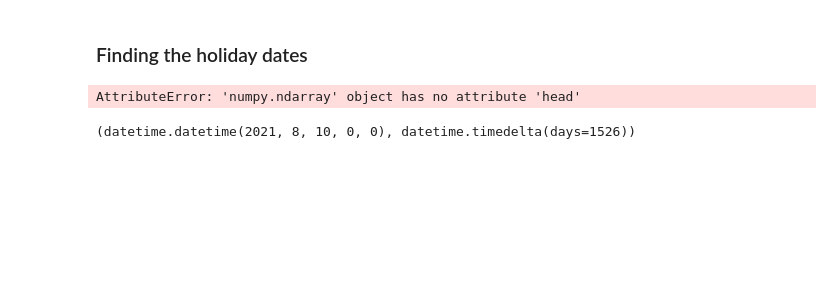
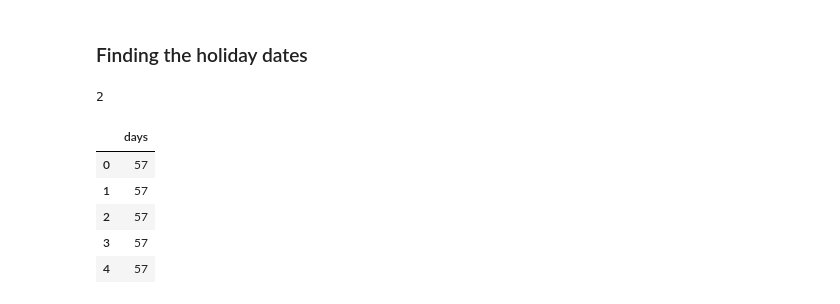
Before and after one commit to Caphace-Ethan/Pharmaceutical-Sales-Prediction, a Jupyter notebook: notebooks/Prediction_of_store_sales.ipynb, the cells around one changed output. Saved outputs shown, nothing was run; the diff lists cells and outputs as text; code cells hidden in the pictures; blank space fills up the shorter version.

Commit message:
Added days to/from the nearest holiday

```diff
--- a/notebooks/Prediction_of_store_sales.ipynb
+++ b/notebooks/Prediction_of_store_sales.ipynb
@@ -373,22 +360,42 @@ train_data.sample(5)
 # %% [markdown]
 ### Finding the holiday dates
-# %%
-holiday_dates = train_data[(train_data['StateHoliday'] != '0') & (train_data['SchoolHoliday'] != '0')].Date.unique()
-holiday_dates
-# %% [output]
-AttributeError: 'numpy.ndarray' object has no attribute 'head'
+# %%
+holiday_dates = train_data[(train_data['StateHoliday'] != '0') & (train_data['SchoolHoliday'] != '0')]
+date_list = holiday_dates.Date.dt.strftime("%y,%m,%d").unique()
+list_date = []
+for date_item in date_list:
+    list_date.append(datetime.strptime(date_item, '%y,%m,%d'))
+
+# list_date
+# 2015, 6, 4, 0, 0, 2014, 9, 22, 0, 0, 2015, 1, 6, 0, 0
 # %%
 from datetime import datetime
 def nearest_date(items,pivot):
-    res = max(items, key=lambda sub: abs(sub - pivot))
+    res = min(items, key=lambda sub: abs(sub - pivot))
+
     timedelta = abs(res - pivot)
-    return res , timedelta
 
-items = [datetime(2013-07-27), datetime(2016, 8, 18),
-                  datetime(2018, 9, 24), datetime(2019, 6, 10),
-                  datetime(2021, 8, 10)]
-pivot = datetime(2017, 6, 6)
+    return timedelta.days
 
-print(nearest_date(items, pivot))
+# items = list_date
+# pivot = datetime(2014, 3, 21, 0, 0)
+
+# print(nearest_date(items, pivot))
 # %% [output]
-(datetime.datetime(2021, 8, 10, 0, 0), datetime.timedelta(days=1526))
+2
+# %%
+df = pd.DataFrame()
+date_list1 = train_data.Date.dt.strftime("%y,%m,%d")
+list2 = []
+for list1 in date_list1:
+    list2.append(nearest_date(list_date, datetime.strptime(list1, '%y,%m,%d')))
+# %%
+df = pd.DataFrame(list(zip(list2)), columns =['days'])
+df.head()
+# %% [output]
+|  | days |
+| 0 | 57 |
+| 1 | 57 |
+| 2 | 57 |
+| 3 | 57 |
+| 4 | 57 |
```
Also changed, not shown: parts of 3 cells of this notebook.
